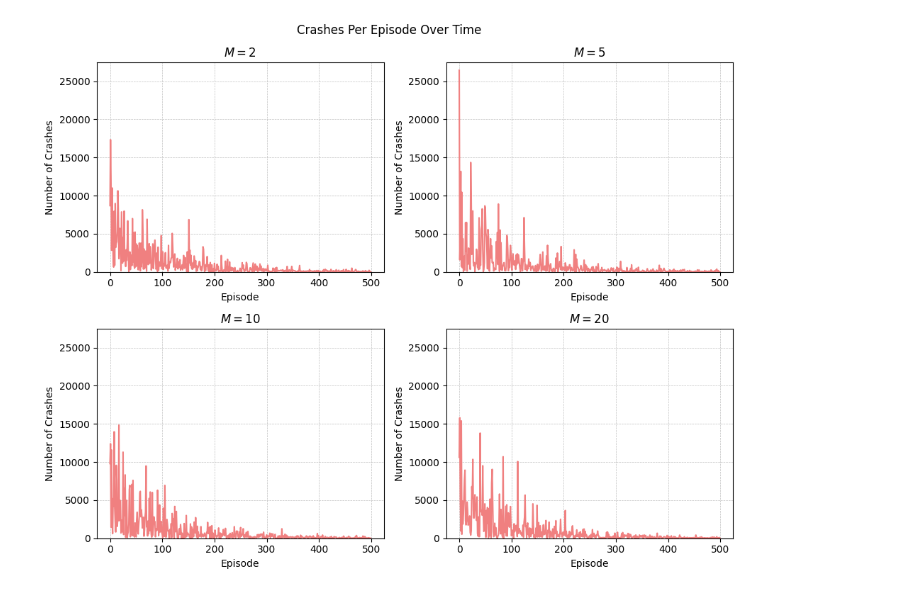
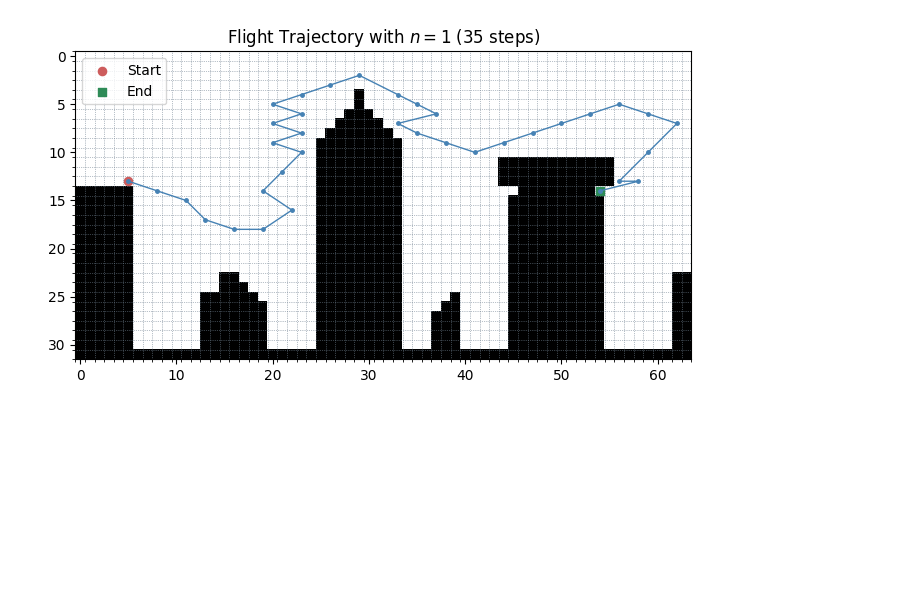
Before and after one commit to kuimetra/reinforcement_learning, a Jupyter notebook: problem_set4/ex5.ipynb, the cells around one changed output. Cells and saved outputs as stored; diff of their text form; code cells hidden in the pictures; blank space fills up the shorter version.

Commit message:
interactive plot

```diff
--- a/problem_set4/ex5.ipynb
+++ b/problem_set4/ex5.ipynb
@@ -41,8 +41,8 @@ def eps_greedy_policy(Q, epsilon, action_space):
 def get_pos(state):
     return tuple(map(int, state['agent']['pos']))
 # %%
-def dyna_q(env, model, n, num_episodes=500, epsilon_start=0.7, epsilon_decay=0.999, epsilon_min=0.1,
-           alpha=0.1, gamma=0.99, env_height=32, env_width=64):
+def dyna_q(env, model, n, num_episodes=1000, epsilon_start=0.7, epsilon_decay=0.99, epsilon_min=0.1, alpha=0.1,
+           gamma=0.95, env_height=32, env_width=64):
     # initialize Q(s, a) with zeros for all state-action pairs
     Q = np.zeros((env_height, env_width, env.action_space.n))
 
@@ -50,15 +50,13 @@ def dyna_q(env, model, n, num_episodes=500, epsilon_start=0.7, epsilon_decay=0.9
     epsilon = epsilon_start
     policy = eps_greedy_policy(Q, epsilon, env.action_space.n)
 
-    stats = {"episode_length": [],
-             "episode_crashes": []}
+    stats = {"episode_length": []}
 
     for episode in range(1, num_episodes + 1):
         if episode % 100 == 0:
             print(f"\rEpisode {episode}/{num_episodes}.", end="")
 
         episode_length = 0
-        episode_crashes = 0
 
         state, _ = env.reset()
 
@@ -93,14 +91,8 @@ def dyna_q(env, model, n, num_episodes=500, epsilon_start=0.7, epsilon_decay=0.9
 
             episode_length += 1
 
-            # crashed
-            if crashed:
-                episode_crashes += 1
-
-            # terminated
             if done:
                 stats["episode_length"].append(episode_length)
-                stats["episode_crashes"].append(episode_crashes)
                 break  # exit loop if agent has reached target
 
             state = next_state
@@ -109,3 +101,5 @@ def dyna_q(env, model, n, num_episodes=500, epsilon_start=0.7, epsilon_decay=0.9
         policy = eps_greedy_policy(Q, epsilon, env.action_space.n)
 
     return policy, stats
+# %%
+policy_1, stats_1 = dyna_q(env, model_M, n=1)
@@ -161,6 +159,6 @@ def plot_trajectory(env, trajectory, n_simulations):
     end_state = (14, 54)
     plt.scatter(end_state[1], end_state[0], s=35, c='seagreen', marker='s', label='End')
 
-    plt.title(f"Flight Trajectory with {n_simulations} Planning Steps")
+    plt.title(f"Flight Trajectory with $n={n_simulations}$ ({len(trajectory) - 1} steps)")
     plt.legend()
     plt.show()
@@ -206,24 +165,5 @@ plt.show()
-# %%
-fig, axes = plt.subplots(2, 2, figsize=(10, 8))
-fig.suptitle('Crashes Per Episode Over Time')
-
-min_length = min(min(stats["episode_crashes"]) for stats in [stats_2, stats_5, stats_10, stats_20])
-max_length = max(max(stats["episode_crashes"]) for stats in [stats_2, stats_5, stats_10, stats_20])
-
-flat_axes = axes.flatten()
-
-for i, (n_simulations, stats) in enumerate(zip([2, 5, 10, 20], [stats_2, stats_5, stats_10, stats_20])):
-    ax = flat_axes[i]
-
-    ax.plot(stats["episode_crashes"], color="lightcoral")
-
-    ax.set_title(f'$M={n_simulations}$')
-    ax.grid(color='silver', linestyle='--', linewidth=0.5)
-    ax.set(xlabel='Episode', ylabel='Number of Crashes')
-
-    ax.set_ylim(min_length, max_length + 1000)
-
-plt.tight_layout()
-plt.show()
-# %% [output]
-[figure, removed]
+# %%
+trajectory_1 = get_trajectory(env, policy_1)
+plot_trajectory(env, trajectory_1, n_simulations=1)
+# %% [output]
+[figure, added]
```
Also changed, not shown: parts of 11 cells of this notebook.
